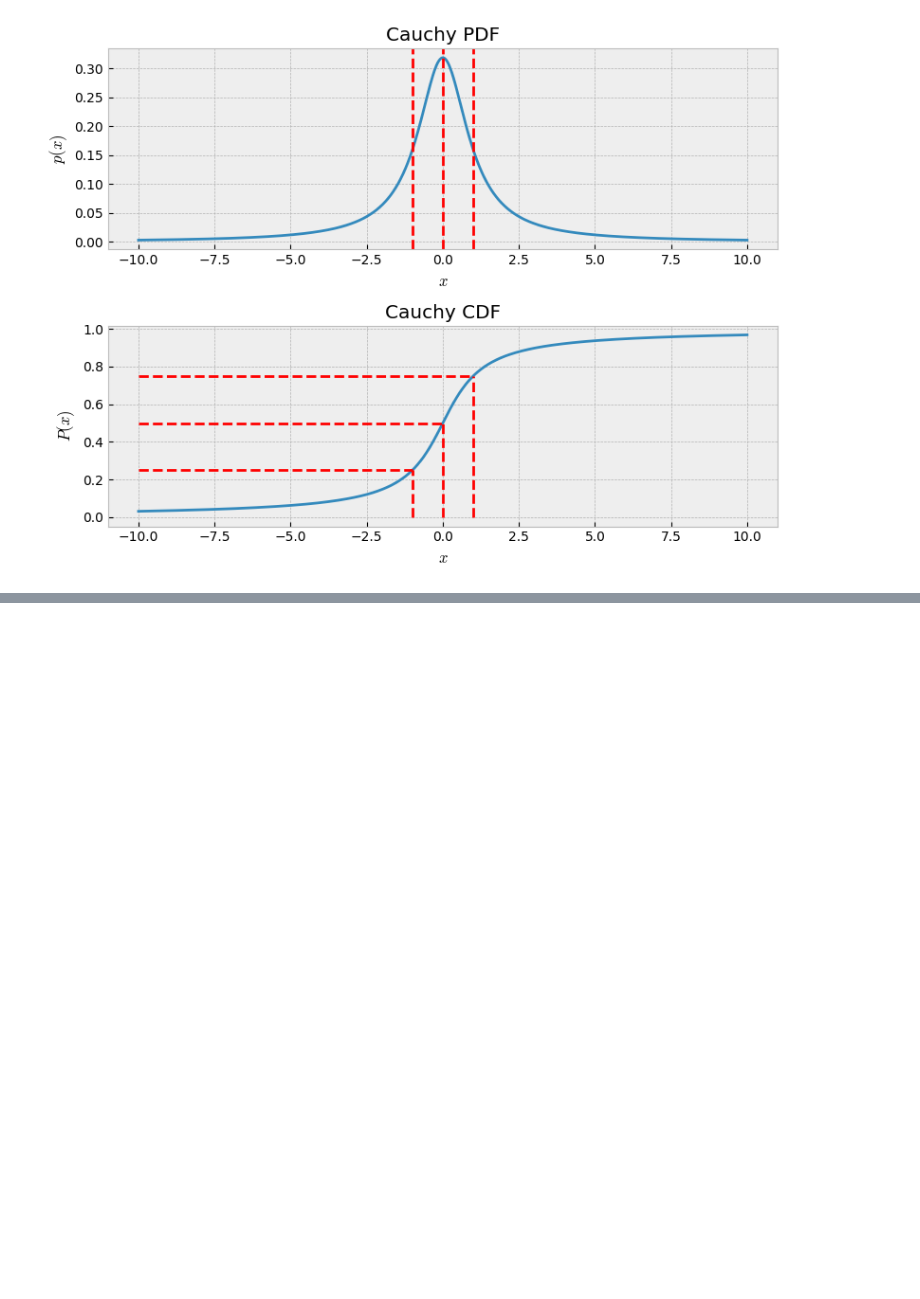
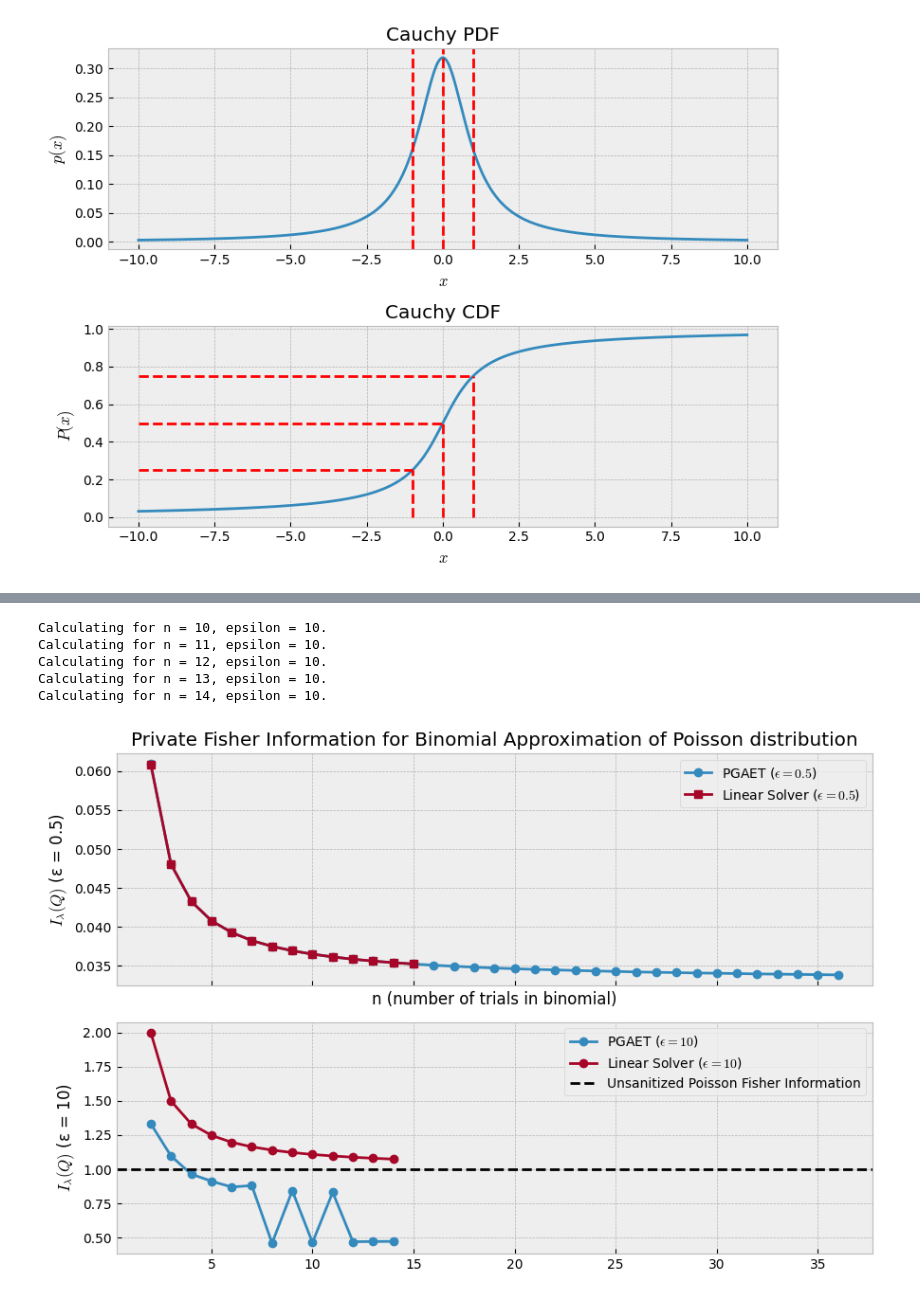
Before and after one commit to MatejVe/locally_efficient_differential_privacy, a Jupyter notebook: thesis_visualization.ipynb, the cells around one changed output, grey strips where cells are left out. Cells and saved outputs as stored; diff of their text form; code cells hidden in the pictures; blank space fills up the shorter version.

```diff
--- a/thesis_visualization.ipynb
+++ b/thesis_visualization.ipynb
@@ -366,0 +450,64 @@ plt.show()
+# %%
+import numpy as np
+import matplotlib.pyplot as plt
+from scipy.stats import binom
+from DP.pga_with_edge_traversal import PGAETMultipleRestarts
+
+# Constants
+EPSILONS = [0.5, 10]
+LAMBDA = 1
+
+# Ranges for n
+ns_1 = [i + 2 for i in range(35)]  # for epsilon = 0.5
+ns_2 = [i + 2 for i in range(13)]  # for epsilon = 10
+
+# Storage for results
+results = {0.5: {"ns": ns_1, "pga_best_fishes": [], "linear_fisher": []},
+           10: {"ns": ns_2, "pga_best_fishes": [], "linear_fisher": []}}
+
+# Run computations for both epsilon values
+for epsilon in EPSILONS:
+    ns = results[epsilon]["ns"]
+    pgaet = PGAETMultipleRestarts(n_restarts=5)
+    lp = LinearSolver()
+
+    for n in ns:
+        print(f"Calculating for n = {n}, epsilon = {epsilon}.")
+        k = n + 1
+        p_theta = binom.pmf(np.arange(k), n, LAMBDA / n)
+        p_theta_dot = [(i/LAMBDA - (n-i)/(n-LAMBDA))*binom.pmf(i, n, LAMBDA / n) for i in range(k)]
+
+        # Run PGAET
+        result = pgaet(p_theta, p_theta_dot, epsilon, k)
+        opt_q = result["Q_matrix"]
+        best_fish = fisher_information_privatized(opt_q, p_theta, p_theta_dot)
+        results[epsilon]["pga_best_fishes"].append(best_fish)
+
+        # Run Linear Solver (only for small n)
+        if n <= 15:
+            result = lp(p_theta, p_theta_dot, epsilon, k)
+            opt_q = result["Q_matrix"]
+            best_fish = fisher_information_privatized(opt_q, p_theta, p_theta_dot)
+            results[epsilon]["linear_fisher"].append(best_fish)
+
+# Create a single figure with two subplots
+fig, axes = plt.subplots(figsize=(9, 6), nrows=2, sharex=True)
+
+# First axis (epsilon = 0.5)
+axes[0].plot(results[0.5]["ns"], results[0.5]["pga_best_fishes"], 'o-', label=r"PGAET ($\epsilon = 0.5$)")
+axes[0].plot(results[0.5]["ns"][:14], results[0.5]["linear_fisher"], 's-', label=r"Linear Solver ($\epsilon = 0.5$)")
+axes[0].set_xlabel("n (number of trials in binomial)")
+axes[0].set_ylabel("$I_\lambda(Q)$ (ε = 0.5)")
+axes[0].set_title("Private Fisher Information for Binomial Approximation of Poisson distribution")
+axes[0].legend(loc="upper right")
+
+# Second axis (epsilon = 10)
+axes[1].plot(results[10]["ns"], results[10]["pga_best_fishes"],'o-', label=r"PGAET ($\epsilon = 10$)")
+axes[1].plot(results[10]["ns"][:14], results[10]["linear_fisher"], 'o-', label=r"Linear Solver ($\epsilon = 10$)")
+axes[1].set_ylabel("$I_\lambda(Q)$ (ε = 10)")
+axes[1].axhline(1/LAMBDA, color="black", linestyle="--", label="Unsanitized Poisson Fisher Information")
+axes[1].legend(loc="upper right")
+
+plt.tight_layout()
+plt.show()
+# %% [output]
@@ -366,0 +531,6 @@ plt.show()
+Calculating for n = 10, epsilon = 10.
+Calculating for n = 11, epsilon = 10.
+Calculating for n = 12, epsilon = 10.
+Calculating for n = 13, epsilon = 10.
+Calculating for n = 14, epsilon = 10.
+[figure, added]
```
Also changed, not shown: parts of 8 cells of this notebook.
